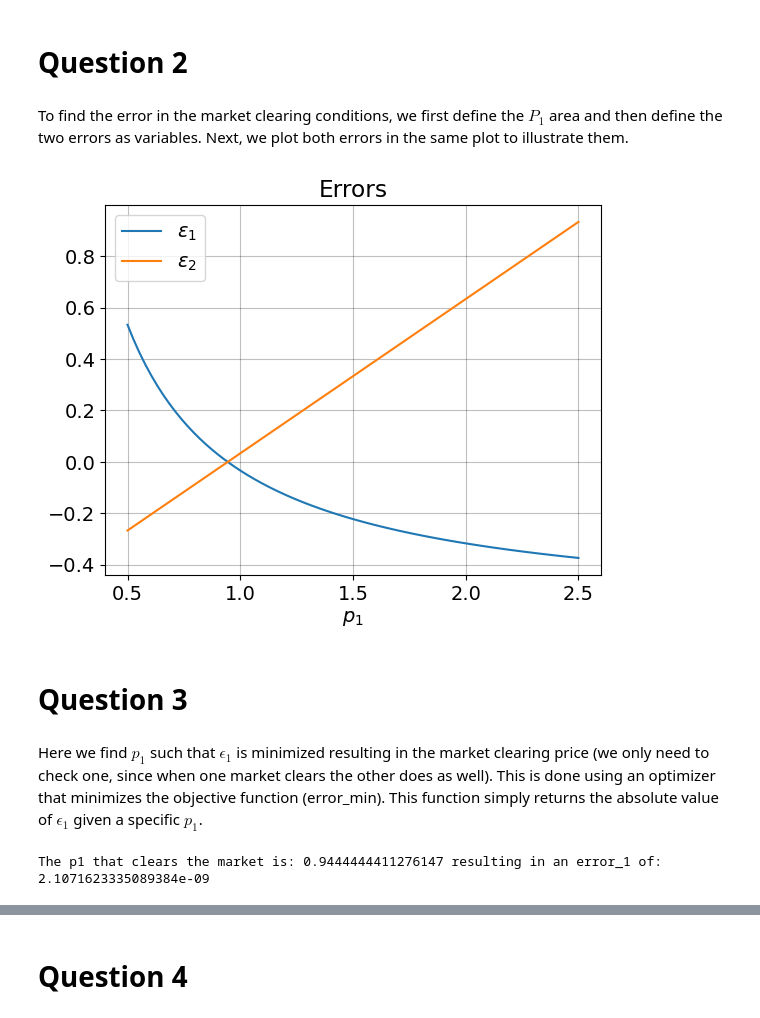
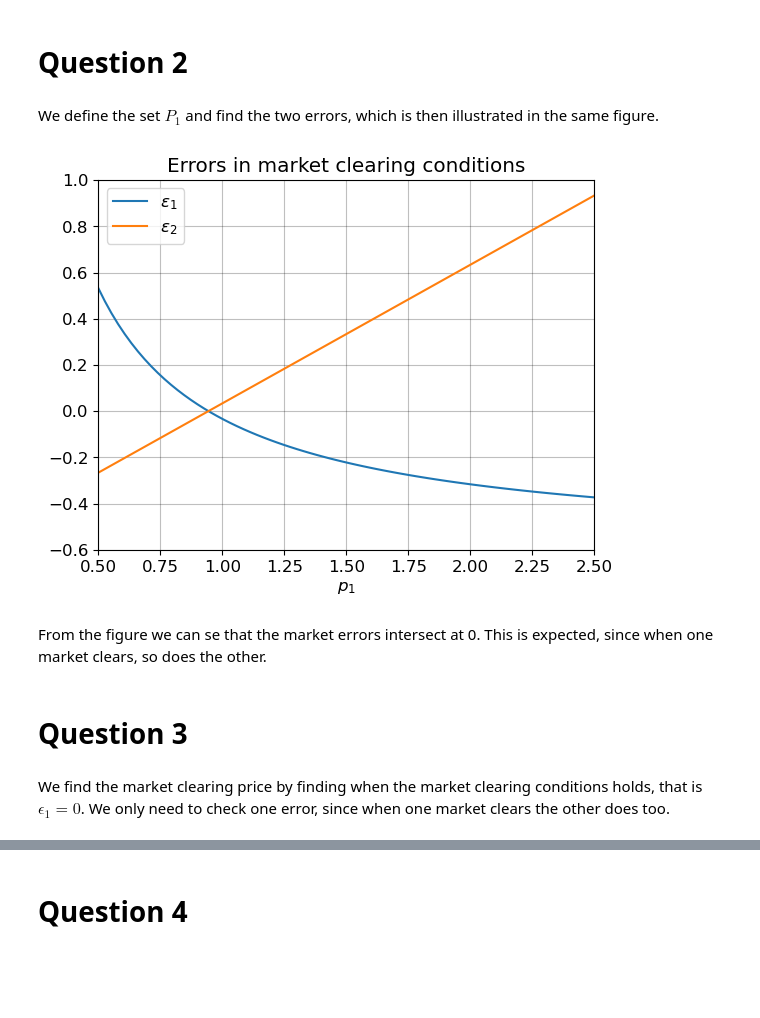
Before and after one commit to NumEconCopenhagen/projects-2024-maria, a Jupyter notebook: inauguralproject/inauguralproject.ipynb, the cells around one changed output, grey strips where cells are left out. Saved outputs shown, nothing was run; the diff lists cells and outputs as text; code cells hidden in the pictures; blank space fills up the shorter version.

```diff
--- a/inauguralproject/inauguralproject.ipynb
+++ b/inauguralproject/inauguralproject.ipynb
@@ -3,24 +3,21 @@
 # %% [markdown]
 Imports and set magics:
 # %%
-#import numpy
+# import numpy, optimize and plot
 import numpy as np
+from scipy import optimize
+import matplotlib.pyplot as plt
 
-# autoreload modules when code is run. Otherwise, python will not see recent changes.
+# predefine options for all plots
+plt.rcParams.update({"axes.grid":True, "grid.color":"black","grid.alpha":"0.25","grid.linestyle":"-"})
+plt.rcParams.update({'font.size': 12})
+
+# autoreload modules when code is run
 %load_ext autoreload
 %autoreload 2
 
-# import optmize
-from scipy import optimize
-
-# import plot
-import matplotlib.pyplot as plt
-# Predefine options for all plots
-plt.rcParams.update({"axes.grid":True,"grid.color":"black","grid.alpha":"0.25","grid.linestyle":"-"})
-plt.rcParams.update({'font.size': 14})
-
-# Import your own code
-import inauguralproject
+# import own module
+from inauguralproject import exchange_economy
 # %% [output]
 The autoreload extension is already loaded. To reload it, use:
   %reload_ext autoreload
@@ -60,3 +28,5 @@ def x2_B_star(omegaB_1, omegaB_2, p1, p2 = 1, beta = 2/3):
+# %%
+model = exchange_economy(0.8,0.3)
 # %% [markdown]
 # Question 1
 # %% [markdown]
@@ -102,47 +79,31 @@ ax.legend();
 # %% [markdown]
 # Question 2
-# %% [markdown]
-To find the error in the market clearing conditions, we first define the $P_1$ area and then define the two errors as variables. Next, we plot both errors in the same plot to illustrate them.
+# %% [markdown]
+We define the set $P_1$ and find the two errors, which is then illustrated in the same figure.
 # %%
-#define P1 area
-p1 = x1_A = np.arange(0.5, 2.5+2/N, 2/N)
+# define P1 area
+P1 = np.arange(0.5, 2.5+2/N, 2/N)
 
-#defining errors
-error1 = x1_A_star(omegaA_1, omegaA_2, p1)-omegaA_1+x1_B_star(omegaB_1, omegaB_2, p1)-omegaB_1
-error2 = x2_A_star(omegaA_1, omegaA_2, p1)-omegaA_2+x2_B_star(omegaB_1, omegaB_2, p1)-omegaB_2
+# errors
+error1, error2 = model.clearing_error(P1)
 # %%
 #plot
 fig2 = plt.figure()
 ax = fig2.add_subplot(1,1,1)
 
-ax.plot(p1, error1, label='$\epsilon_1$')
-ax.plot(p1, error2, label='$\epsilon_2$')
+ax.plot(P1, error1, label='$\epsilon_1$')
+ax.plot(P1, error2, label='$\epsilon_2$')
 
-ax.set_title('Errors')
+ax.set_title('Errors in market clearing conditions')
 ax.set_xlabel('$p_1$')
+ax.set_xlim(0.5,2.5);
+ax.set_ylim(-0.6,1);
 ax.legend(loc='upper left');
 # %% [output]
-[figure, old version]
+[figure, new version]
+# %% [markdown]
+From the figure we can se that the market errors intersect at 0. This is expected, since when one market clears, so does the other.
 # %% [markdown]
 # Question 3
-# %% [markdown]
-Here we find $p_1$ such that $\epsilon_1$ is minimized resulting in the market clearing price (we only need to check one, since when one market clears the other does as well). This is done using an optimizer that minimizes the objective function (error_min). This function simply returns the absolute value of $\epsilon_1$ given a specific $p_1$.
-# %%
-# objective function (to minimize) - absolute value of error 1
-def error_min(p1, omegaA_1, omegaA_2, omegaB_1, omegaB_2):
-    return np.absolute(x1_A_star(omegaA_1, omegaA_2, p1)-omegaA_1+x1_B_star(omegaB_1, omegaB_2, p1)-omegaB_1)
-
-# call solver
-sol_case1 = optimize.minimize_scalar(
-    error_min,
-    method='bounded',
-    bounds=(0,2.5),
-    args=(omegaA_1, omegaA_2, omegaB_1, omegaB_2))
-
-# unpack solution
-p1_clear = sol_case1.x
-
-error1_clear = x1_A_star(omegaA_1, omegaA_2, p1_clear)-omegaA_1+x1_B_star(omegaB_1, omegaB_2, p1_clear)-omegaB_1
-print("The p1 that clears the market is: "+str(p1_clear)+" resulting in an error_1 of: "+str(error1_clear))
-# %% [output]
-The p1 that clears the market is: 0.9444444411276147 resulting in an error_1 of: 2.1071623335089384e-09
+# %% [markdown]
+We find the market clearing price by finding when the market clearing conditions holds, that is $\epsilon_1 =0$. We only need to check one error, since when one market clears the other does too.
```
Also changed, not shown: parts of 41 cells of this notebook, 2 other files.
